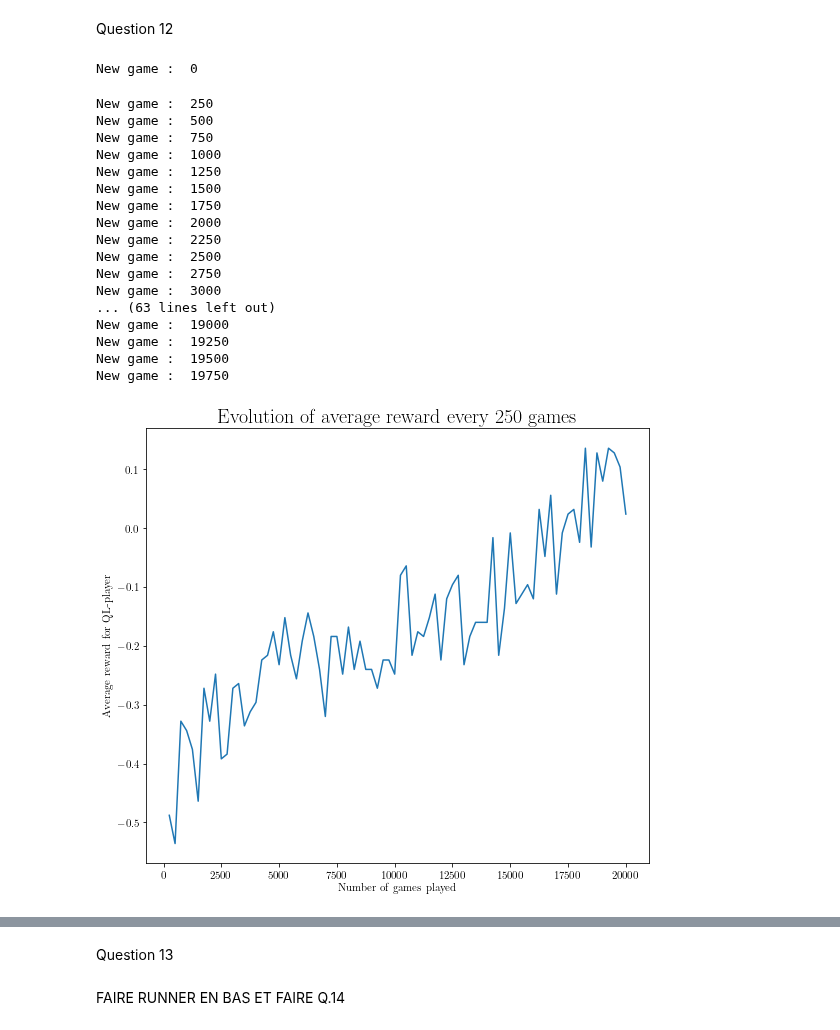
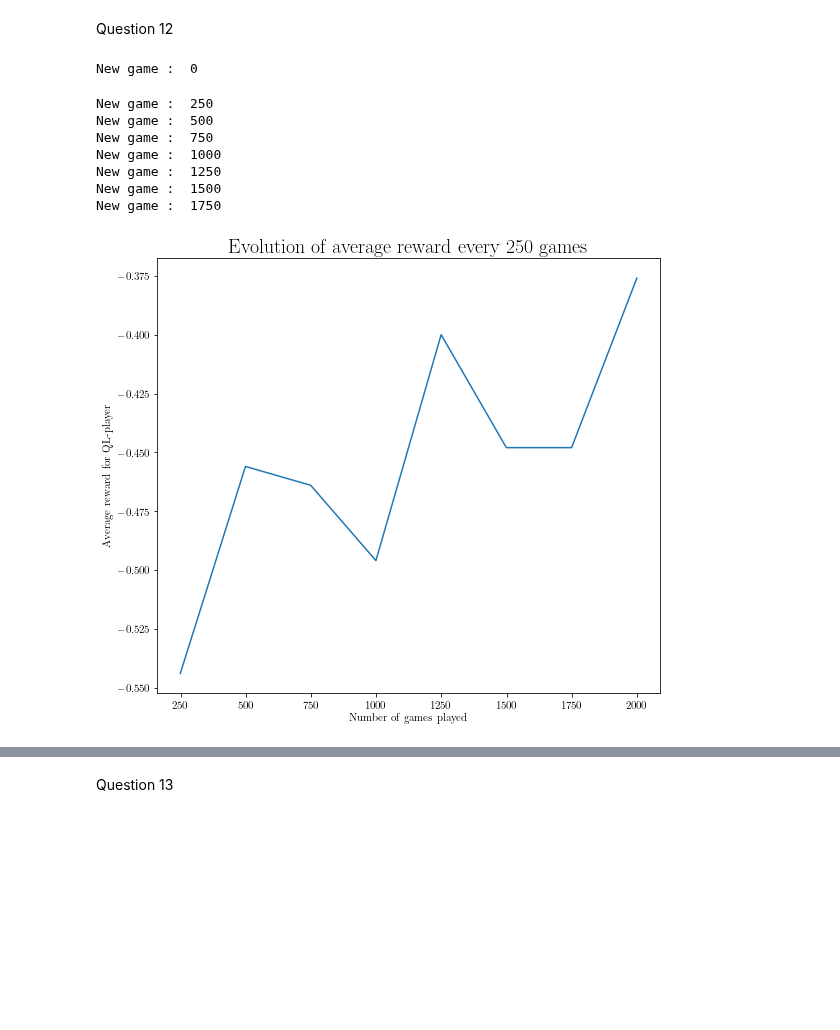
Before and after one commit to louisPoulain/ANN_NIM, a Jupyter notebook: DQN copy 2.ipynb, the cells around one changed output, grey strips where cells are left out. Cells and saved outputs as stored; diff of their text form; code cells hidden in the pictures; blank space fills up the shorter version.

```diff
--- a/DQN copy 2.ipynb
+++ b/DQN copy 2.ipynb
@@ -209,27 +60,17 @@ Question 12
 # %%
 policy_net = helpers.DQN().to(device)
 target_net = helpers.DQN().to(device)
 target_net.load_state_dict(policy_net.state_dict())
 target_net.eval()
-memory = Memory_Q12()
-Q12(policy_net, target_net, memory, eps = 0.1, eps_opt = 0.5, nb_games=20000, question='q3-12')
+memory = helpers.Memory_Q12()
+helpers.Q12(policy_net, target_net, memory, eps = 0.1, eps_opt = 0.5, nb_games=2000, question='q3-12')
 # %% [output]
 New game :  0
 New game :  250
 New game :  500
 New game :  750
 New game :  1000
 New game :  1250
 New game :  1500
 New game :  1750
-New game :  2000
-New game :  2250
-New game :  2500
-New game :  2750
-New game :  3000
-... (63 lines left out)
-New game :  19000
-New game :  19250
-New game :  19500
-New game :  19750
-[figure, old version]
+[figure, new version]
@@ -303,6 +150,4 @@ def DQN_Q14(N_star, policy_net, target_net, memory, nb_games = 20000, eps_min =
         else:
             plt.savefig('./Data/' + question + '.png')
     return Final_rewards
-# %% [markdown]
-FAIRE RUNNER EN BAS ET FAIRE Q.14
 # %%
```
Also changed, not shown: parts of 6 cells of this notebook, 5 other files.
